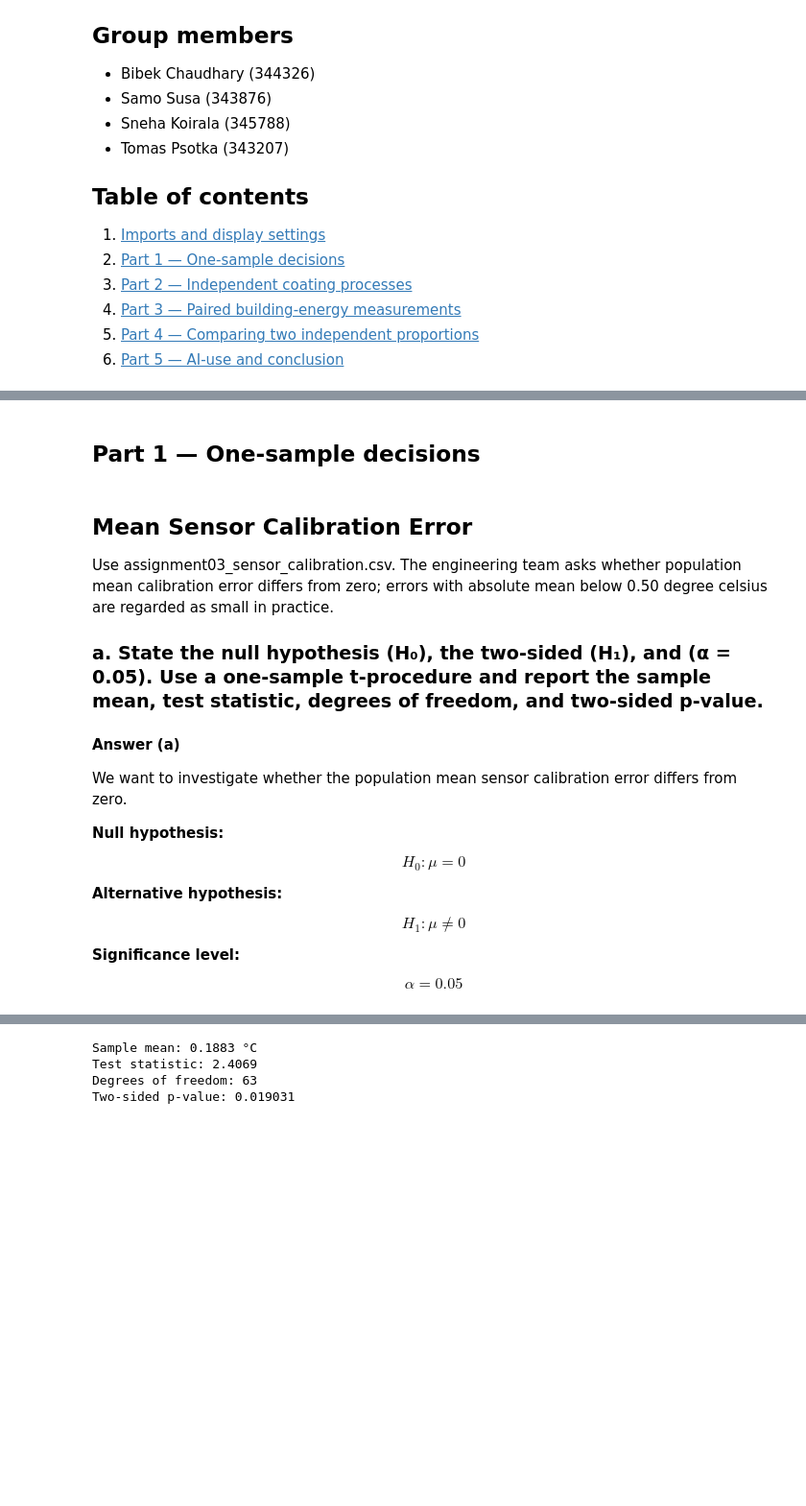
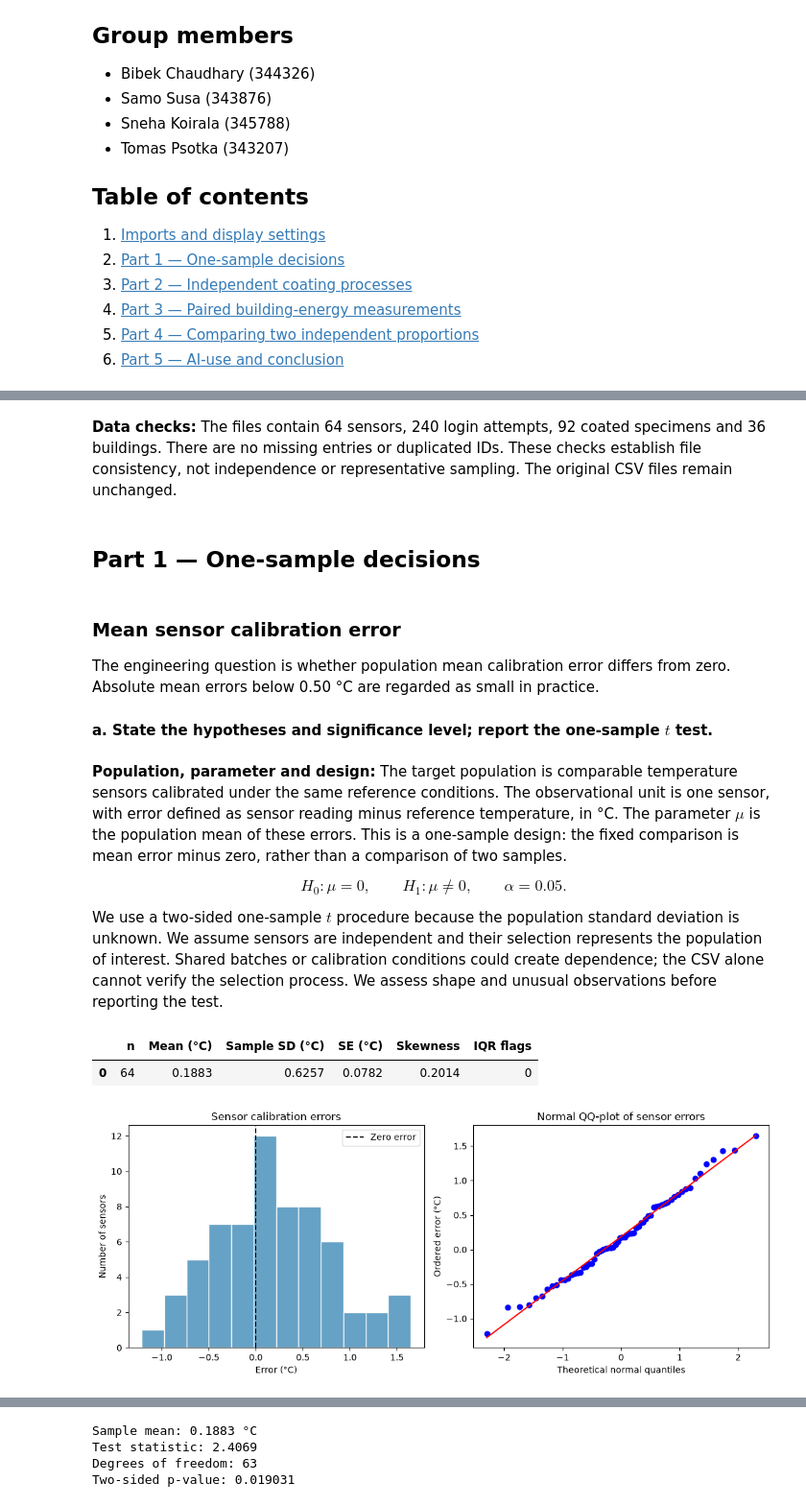
Before and after one commit to SnehaKoirala/STA_Assignments, a Jupyter notebook: Assignment4/Assignment4.ipynb, the cells around one changed output, grey strips where cells are left out. Shown at 96% size. Cells and saved outputs as stored; diff of their text form; code cells hidden in the pictures; blank space fills up the shorter version.

Commit message:
added the remaining part and some enhancements to the part 1 and 2

```diff
--- a/Assignment4/Assignment4.ipynb
+++ b/Assignment4/Assignment4.ipynb
@@ -65,27 +117,64 @@ Columns: ['specimen_id', 'process', 'durability_h']
+# %% [markdown]
+**Data checks:** The files contain 64 sensors, 240 login attempts, 92 coated
+specimens and 36 buildings. There are no missing entries or duplicated IDs.
+These checks establish file consistency, not independence or representative
+sampling. The original CSV files remain unchanged.
 # %% [markdown]
 <a id="part-1"></a>
 
 ## Part 1 — One-sample decisions
 # %% [markdown]
-## Mean Sensor Calibration Error
+### Mean sensor calibration error
 
-Use assignment03_sensor_calibration.csv. The engineering team asks whether population mean calibration error differs from zero; errors with absolute mean below  0.50 degree celsius are regarded as small in practice.
+The engineering question is whether population mean calibration error differs
+from zero. Absolute mean errors below 0.50 °C are regarded
+as small in practice.
 
-### a. State the null hypothesis (H₀), the two-sided (H₁), and (α = 0.05). Use a one-sample t-procedure and report the sample mean, test statistic, degrees of freedom, and two-sided  p-value.
+#### a. State the hypotheses and significance level; report the one-sample $t$ test.
 # %% [markdown]
+**Population, parameter and design:** The target population is comparable
+temperature sensors calibrated under the same reference conditions. The
+observational unit is one sensor, with error defined as sensor reading minus
+reference temperature, in °C. The parameter $\mu$ is the population mean of
+these errors. This is a one-sample design: the fixed comparison is mean error
+minus zero, rather than a comparison of two samples.
 
-**Answer (a)**
+$$H_0:\mu=0,\qquad H_1:\mu\ne0,\qquad\alpha=0.05.$$
 
-We want to investigate whether the population mean sensor calibration error differs from zero.
-
-**Null hypothesis:**
-
-$$H_0: \mu = 0$$
-
-**Alternative hypothesis:**
-
-$$H_1: \mu \neq 0$$
-
-**Significance level:**
-
-$$\alpha = 0.05$$
+We use a two-sided one-sample $t$ procedure because the population standard
+deviation is unknown. We assume sensors are independent and their selection
+represents the population of interest. Shared batches or calibration conditions
+could create dependence; the CSV alone cannot verify the selection process.
+We assess shape and unusual observations before reporting the test.
+# %%
+errors = sensor["calibration_error_c"]
+n = errors.count()
+sample_mean = errors.mean()
+sample_std = errors.std(ddof=1)
+q1_sensor, q3_sensor = errors.quantile([0.25, 0.75])
+iqr_sensor = q3_sensor - q1_sensor
+sensor_flags = errors[
+    (errors < q1_sensor - 1.5 * iqr_sensor)
+    | (errors > q3_sensor + 1.5 * iqr_sensor)
+]
+display(pd.DataFrame([{
+    "n": n, "Mean (°C)": sample_mean, "Sample SD (°C)": sample_std,
+    "SE (°C)": sample_std / np.sqrt(n), "Skewness": errors.skew(),
+    "IQR flags": len(sensor_flags),
+}]))
+
+fig, axes = plt.subplots(1, 2, figsize=(11, 4.5))
+axes[0].hist(errors, bins=12, color="#66A2C6", edgecolor="white")
+axes[0].axvline(0, color="black", linestyle="--", label="Zero error")
+axes[0].set(title="Sensor calibration errors", xlabel="Error (°C)",
+            ylabel="Number of sensors")
+axes[0].legend()
+stats.probplot(errors, dist="norm", plot=axes[1])
+axes[1].set(title="Normal QQ-plot of sensor errors",
+            xlabel="Theoretical normal quantiles", ylabel="Ordered error (°C)")
+plt.tight_layout()
+plt.show()
+# %% [output]
+|  | n | Mean (°C) | Sample SD (°C) | SE (°C) | Skewness | IQR flags |
+| 0 | 64 | 0.1883 | 0.6257 | 0.0782 | 0.2014 | 0 |
+[figure, added]
```
Also changed, not shown: parts of 59 cells of this notebook.
